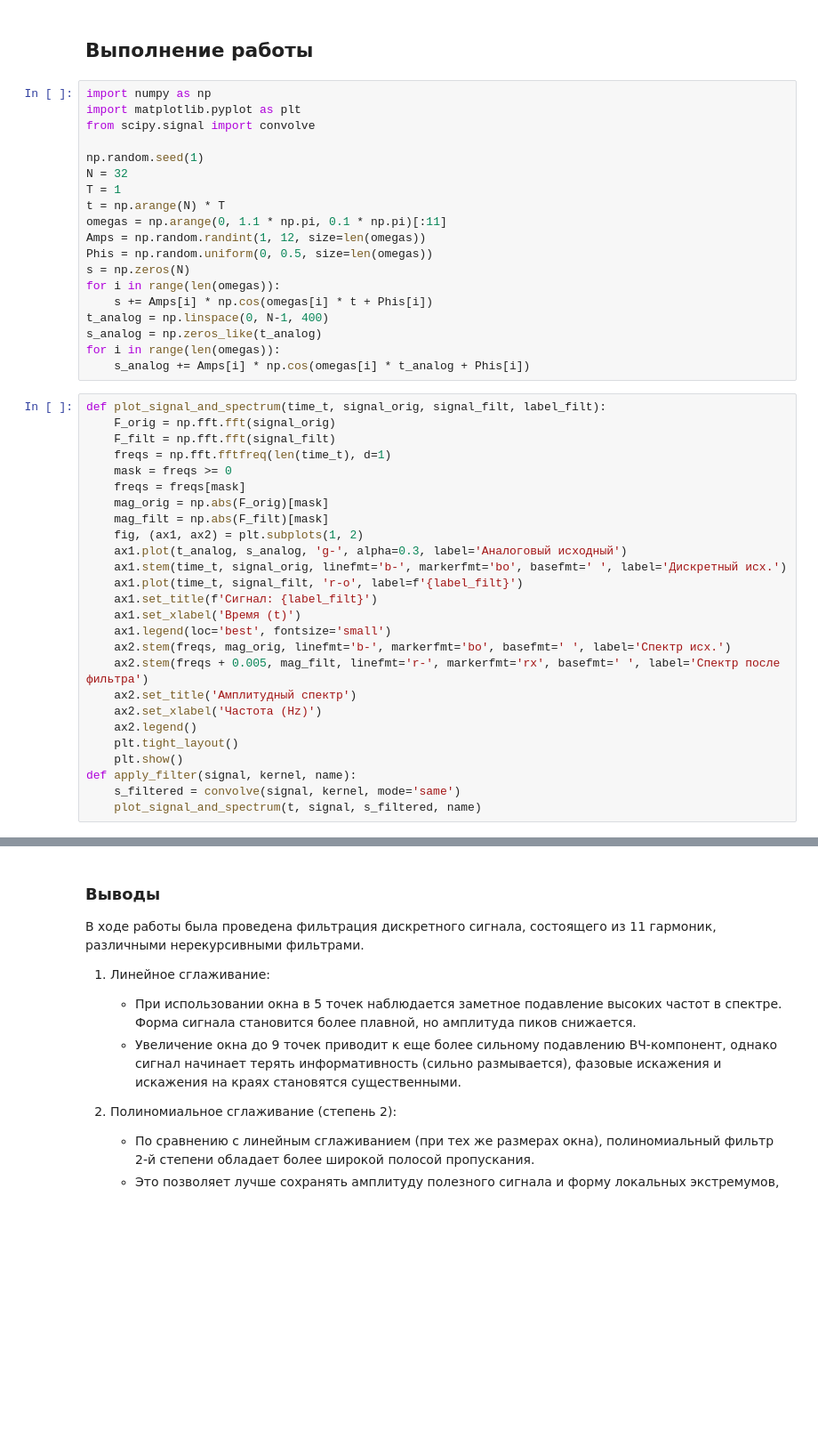
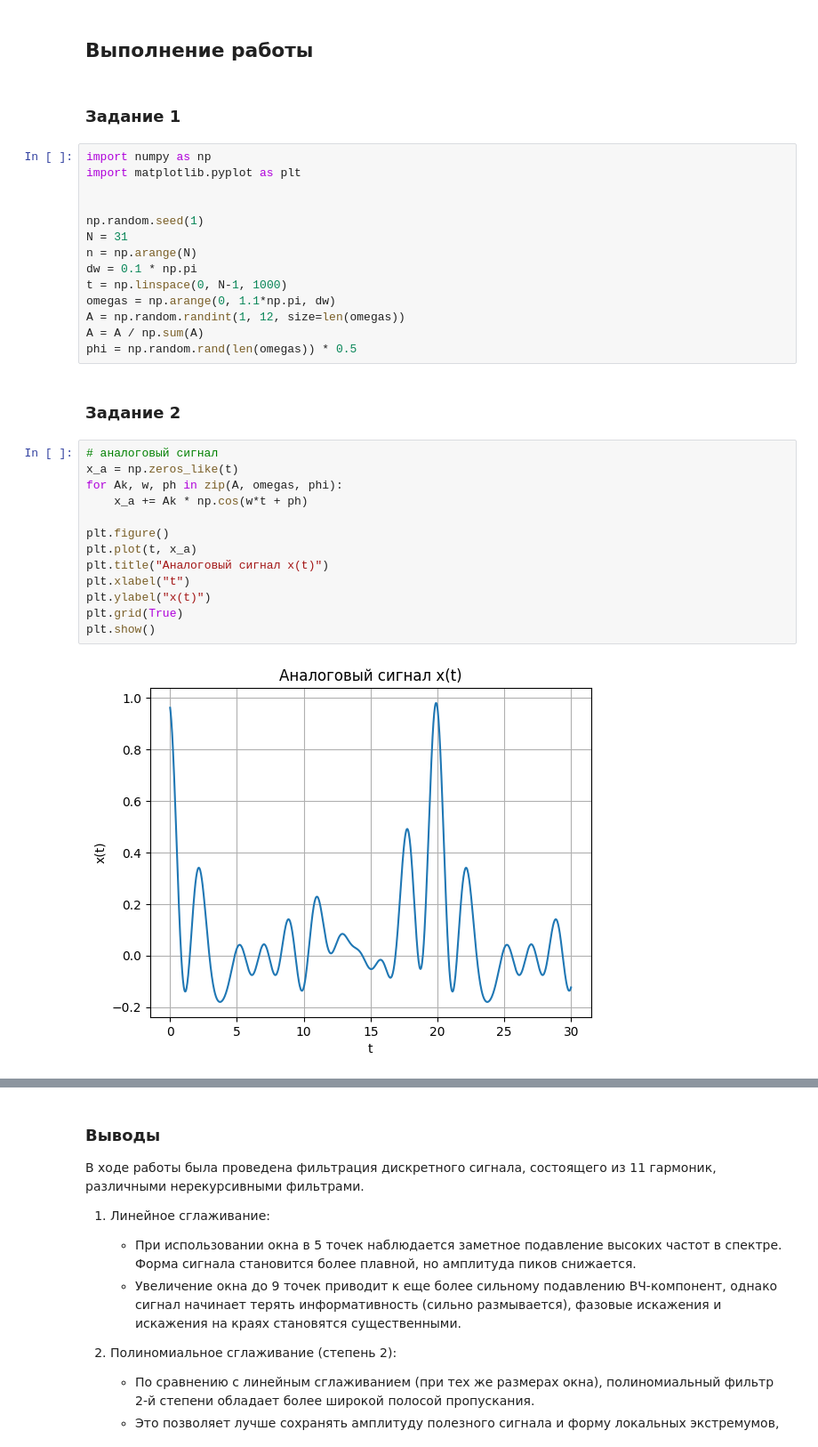
Before and after one commit to the-mvi/dsp-2025, a Jupyter notebook: 2381_Akhmetgareev_KI_Samulevich_SA/lab5.ipynb, the cells around one changed output, grey strips where cells are left out. Shown at 89% size. Saved outputs shown, nothing was run; the diff lists cells and outputs as text; blank space fills up the shorter version.

```diff
--- a/2381_Akhmetgareev_KI_Samulevich_SA/lab5.ipynb
+++ b/2381_Akhmetgareev_KI_Samulevich_SA/lab5.ipynb
@@ -18,48 +18,36 @@ $X(n) = \sum_{k=0}^{N-1} x_k e^{-i \frac{2 \pi n}{N} k}, \quad n = 0, 1, 2, ...,
 Для заданного дискретного сигнала применить фильтры, основанные на сглаживании полиномами. Полученные результаты содержательно проинтерпретировать.
 # %% [markdown]
 ## Выполнение работы
-# %%
-import numpy as np
-import matplotlib.pyplot as plt
-from scipy.signal import convolve
-
-np.random.seed(1)
-N = 32
-T = 1
-t = np.arange(N) * T
-omegas = np.arange(0, 1.1 * np.pi, 0.1 * np.pi)[:11]
-Amps = np.random.randint(1, 12, size=len(omegas))
-Phis = np.random.uniform(0, 0.5, size=len(omegas))
-s = np.zeros(N)
-for i in range(len(omegas)):
-    s += Amps[i] * np.cos(omegas[i] * t + Phis[i])
-t_analog = np.linspace(0, N-1, 400)
-s_analog = np.zeros_like(t_analog)
-for i in range(len(omegas)):
-    s_analog += Amps[i] * np.cos(omegas[i] * t_analog + Phis[i])
-# %%
-def plot_signal_and_spectrum(time_t, signal_orig, signal_filt, label_filt):
-    F_orig = np.fft.fft(signal_orig)
-    F_filt = np.fft.fft(signal_filt)
-    freqs = np.fft.fftfreq(len(time_t), d=1)
-    mask = freqs >= 0
-    freqs = freqs[mask]
-    mag_orig = np.abs(F_orig)[mask]
-    mag_filt = np.abs(F_filt)[mask]
-    fig, (ax1, ax2) = plt.subplots(1, 2)
-    ax1.plot(t_analog, s_analog, 'g-', alpha=0.3, label='Аналоговый исходный')
-    ax1.stem(time_t, signal_orig, linefmt='b-', markerfmt='bo', basefmt=' ', label='Дискретный исх.')
-    ax1.plot(time_t, signal_filt, 'r-o', label=f'{label_filt}')
-    ax1.set_title(f'Сигнал: {label_filt}')
-    ax1.set_xlabel('Время (t)')
-    ax1.legend(loc='best', fontsize='small')
-    ax2.stem(freqs, mag_orig, linefmt='b-', markerfmt='bo', basefmt=' ', label='Спектр исх.')
-    ax2.stem(freqs + 0.005, mag_filt, linefmt='r-', markerfmt='rx', basefmt=' ', label='Спектр после фильтра')
-    ax2.set_title('Амплитудный спектр')
-    ax2.set_xlabel('Частота (Hz)')
-    ax2.legend()
-    plt.tight_layout()
-    plt.show()
-def apply_filter(signal, kernel, name):
-    s_filtered = convolve(signal, kernel, mode='same')
-    plot_signal_and_spectrum(t, signal, s_filtered, name)
+# %% [markdown]
+### Задание 1
+# %%
+import numpy as np
+import matplotlib.pyplot as plt
+
+
+np.random.seed(1)
+N = 31
+n = np.arange(N)
+dw = 0.1 * np.pi
+t = np.linspace(0, N-1, 1000)
+omegas = np.arange(0, 1.1*np.pi, dw)
+A = np.random.randint(1, 12, size=len(omegas))
+A = A / np.sum(A)
+phi = np.random.rand(len(omegas)) * 0.5
+# %% [markdown]
+### Задание 2
+# %%
+# аналоговый сигнал
+x_a = np.zeros_like(t)
+for Ak, w, ph in zip(A, omegas, phi):
+    x_a += Ak * np.cos(w*t + ph)
+
+plt.figure()
+plt.plot(t, x_a)
+plt.title("Аналоговый сигнал x(t)")
+plt.xlabel("t")
+plt.ylabel("x(t)")
+plt.grid(True)
+plt.show()
+# %% [output]
+[figure, added]
```
Also changed, not shown: parts of 21 cells of this notebook.
